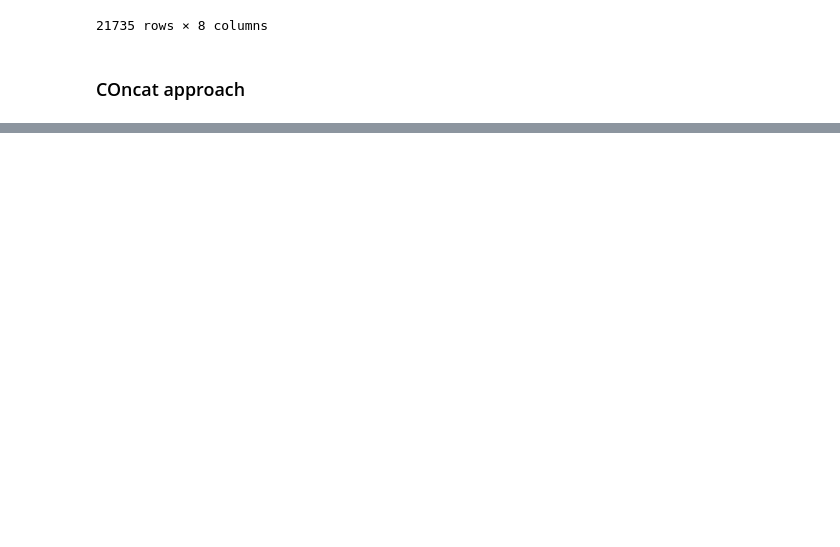
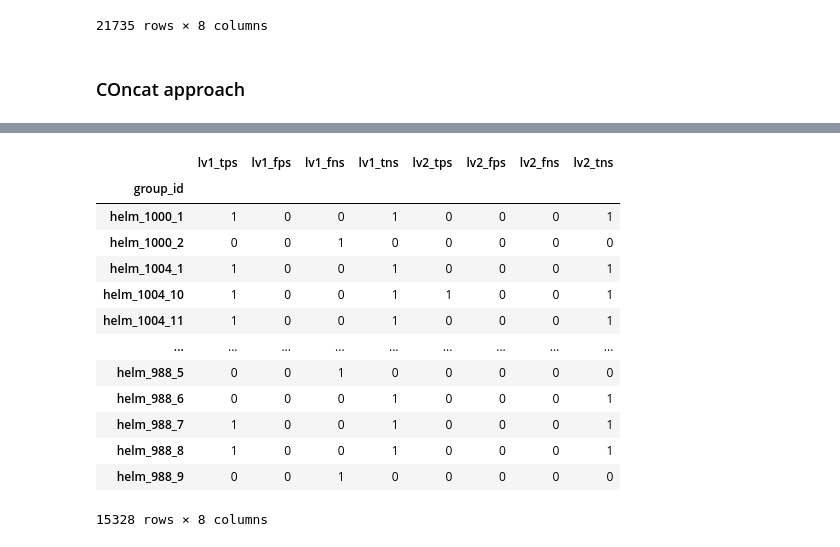
Before and after one commit to cafoala/recording-interval-cgm, a Jupyter notebook: code/5_introducing_tns.ipynb, the cells around one changed output, grey strips where cells are left out. Drawn from its saved outputs; the diff is of its cells as text; code cells hidden in the pictures; blank space fills up the shorter version.

```diff
--- a/code/5_introducing_tns.ipynb
+++ b/code/5_introducing_tns.ipynb
@@ -917,0 +886,22 @@ result_df.sort_values('overlap_id')
+# %%
+def assess_performance(df):
+    og_df = df[df['source']=='original']
+    cut_df = df[df['source']=='cut']
+
+    og_lv1 = og_df['lv1'].sum()
+    og_lv2 = og_df['lv2'].sum()
+
+    cut_lv1 = cut_df['lv1'].sum()
+    cut_lv2 = cut_df['lv2'].sum()
+
+    og_negatives = og_df['lv1'].count() - og_lv1
+
+    return pd.Series({
+        'Original LV1': og_lv1,
+        'Original LV2': og_lv2,
+        'Original Negatives': og_negatives,
+        'Cut LV1': cut_lv1,
+        'Cut LV2': cut_lv2,
+    })
+# %%
+counts = result_df.groupby('group_id').apply(assess_performance)
@@ -917,0 +925,3 @@ result_df.sort_values('overlap_id')
+# %%
+counts['cut_og_lv1'] = counts['Cut LV1'] - counts['Original LV1']
+counts['cut_og_lv2'] = counts['Cut LV2'] - counts['Original LV2']
@@ -917,0 +1002,19 @@ result_df.sort_values('overlap_id')
+# %%
+conf_matrix = counts.apply(lambda row: confusion_matrix(row), axis=1)
+# %%
+conf_matrix
+# %% [output]
+|  | lv1_tps | lv1_fps | lv1_fns | lv1_tns | lv2_tps | lv2_fps | lv2_fns | lv2_tns |
+| group_id |  |  |  |  |  |  |  |  |
+| helm_1000_1 | 1 | 0 | 0 | 1 | 0 | 0 | 0 | 1 |
+| helm_1000_2 | 0 | 0 | 1 | 0 | 0 | 0 | 0 | 0 |
+| helm_1004_1 | 1 | 0 | 0 | 1 | 0 | 0 | 0 | 1 |
+| helm_1004_10 | 1 | 0 | 0 | 1 | 1 | 0 | 0 | 1 |
+| helm_1004_11 | 1 | 0 | 0 | 1 | 0 | 0 | 0 | 1 |
+| ... | ... | ... | ... | ... | ... | ... | ... | ... |
+| helm_988_5 | 0 | 0 | 1 | 0 | 0 | 0 | 0 | 0 |
+| helm_988_6 | 0 | 0 | 0 | 1 | 0 | 0 | 0 | 1 |
+| helm_988_7 | 1 | 0 | 0 | 1 | 0 | 0 | 0 | 1 |
+| helm_988_8 | 1 | 0 | 0 | 1 | 0 | 0 | 0 | 1 |
+| helm_988_9 | 0 | 0 | 1 | 0 | 0 | 0 | 0 | 0 |
+15328 rows × 8 columns
```
Also changed, not shown: parts of 27 cells of this notebook.
